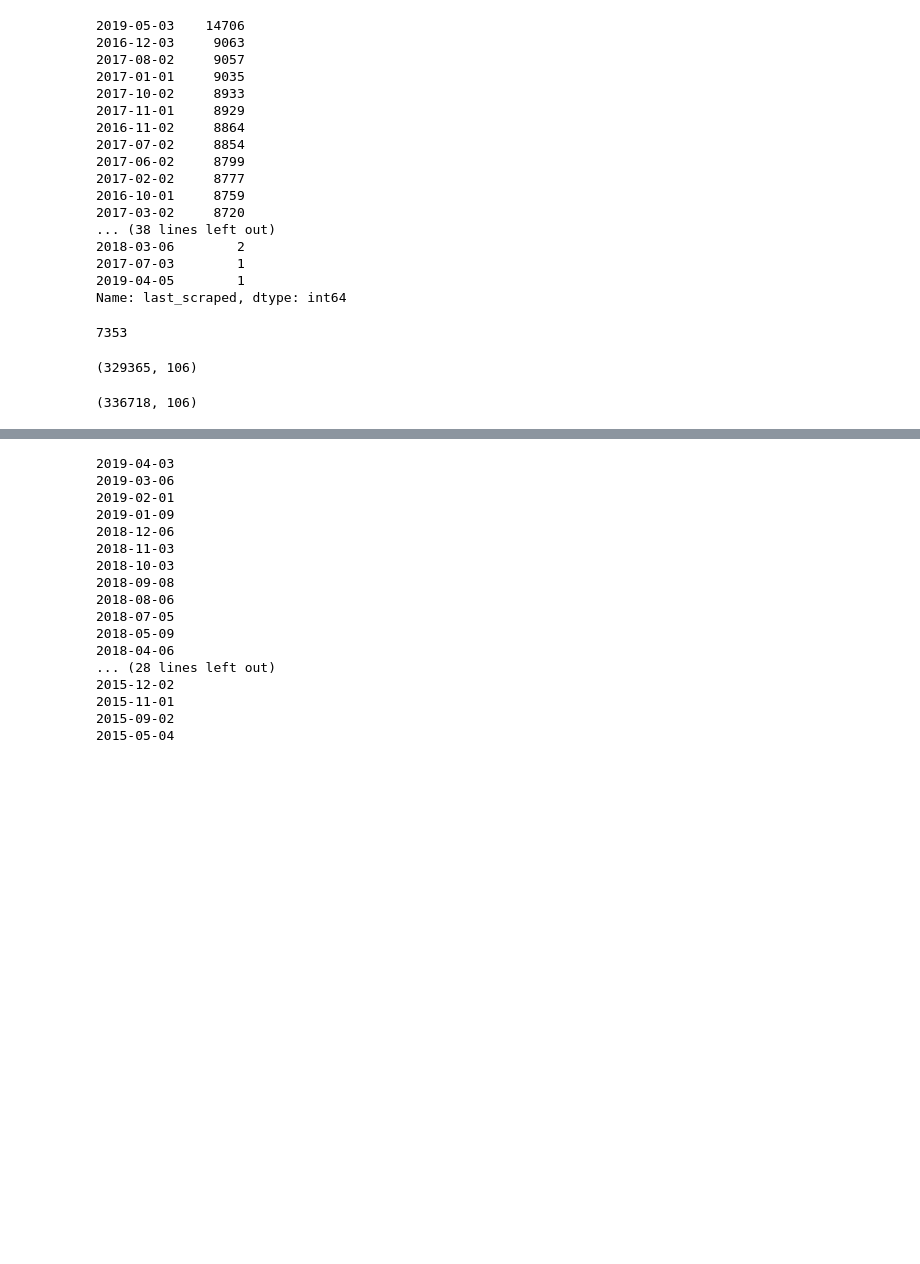
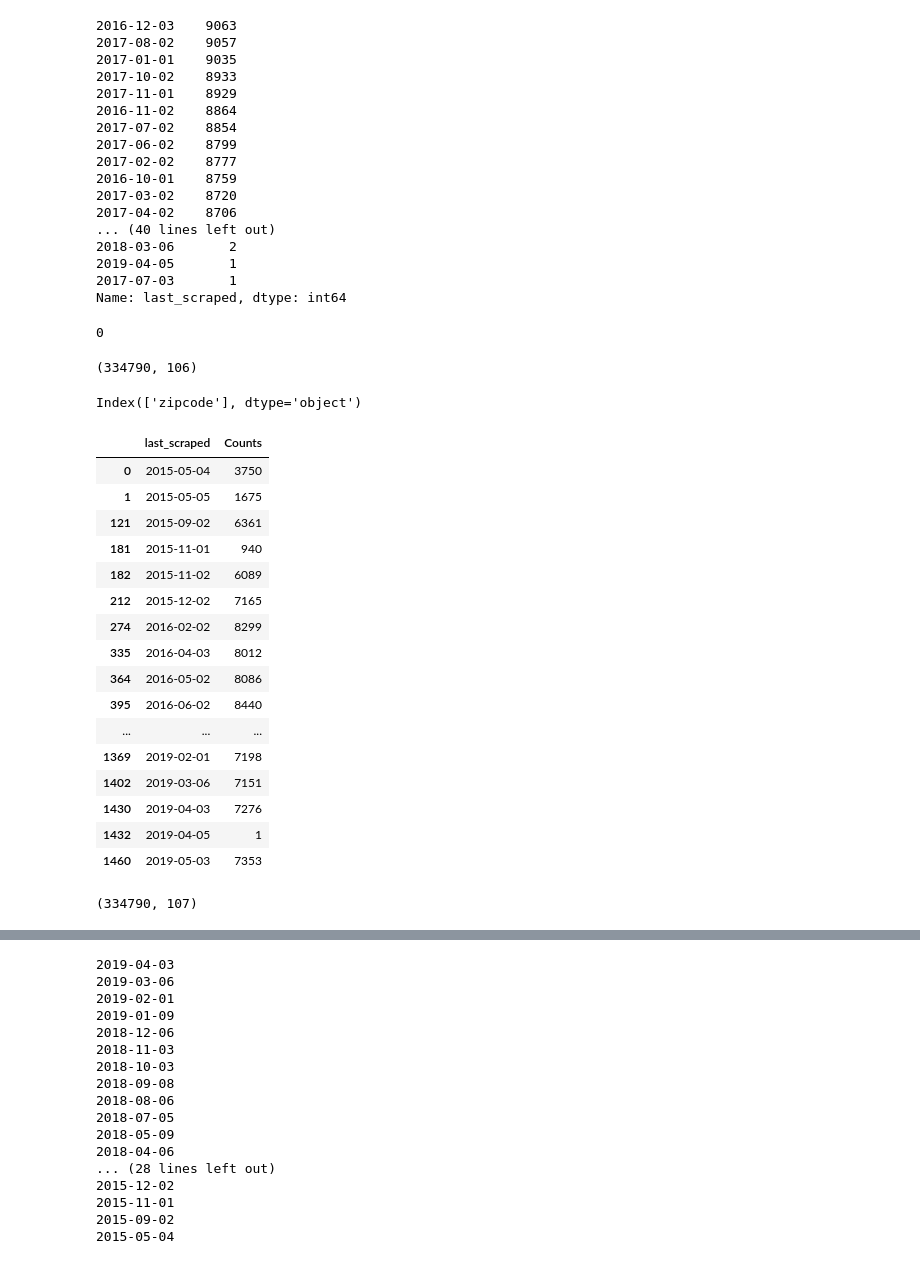
Before and after one commit to karensheng/Airbnb_Regulation, a Jupyter notebook: Import Airbnb data.ipynb, the cells around one changed output, grey strips where cells are left out. Saved outputs shown, nothing was run; the diff lists cells and outputs as text; code cells hidden in the pictures; blank space fills up the shorter version.

```diff
--- a/Import Airbnb data.ipynb
+++ b/Import Airbnb data.ipynb
@@ -33,7 +38,7 @@ def gather_links(city,cat):
 def readin_gz(dt,cat):
     url = 'http://data.insideairbnb.com/united-states/ca/san-francisco/{}/data/{}.csv.gz'.format(str(dt),str(cat))
 
-    listings = pd.read_csv(url,compression='gzip',header=0, sep=',', quotechar='"')
+    listings = pd.read_csv(url,compression='gzip',header=0, sep=',', quotechar='"',dtype= {'zipcode':object})
     return listings
 # %%
 links_sf_listings = gather_links('san-francisco','listings.csv.gz')
@@ -58,8 +78,8 @@ len(idx),idx
 # %%
-listings = readin_gz(idx[0],'listings')
+
 
 for i, dt in enumerate(idx[1:]):
-    df = readin_gz(idx[i],'listings')
-    print(dt)
+    df = readin_gz(idx[i+1],'listings')
+    print(dt,df['last_scraped'].value_counts())
     listings = pd.concat([listings, df], ignore_index = True,axis = 0,sort=False)
 # %% [output]
@@ -83,22 +103,22 @@ for i, dt in enumerate(idx[1:]):
 # %%
 listings['last_scraped'].value_counts()
 # %% [output]
-2019-05-03    14706
-2016-12-03     9063
-2017-08-02     9057
-2017-01-01     9035
-2017-10-02     8933
-2017-11-01     8929
-2016-11-02     8864
-2017-07-02     8854
-2017-06-02     8799
-2017-02-02     8777
-2016-10-01     8759
-2017-03-02     8720
-... (38 lines left out)
-2018-03-06        2
-2017-07-03        1
-2019-04-05        1
+2016-12-03    9063
+2017-08-02    9057
+2017-01-01    9035
+2017-10-02    8933
+2017-11-01    8929
+2016-11-02    8864
+2017-07-02    8854
+2017-06-02    8799
+2017-02-02    8777
+2016-10-01    8759
+2017-03-02    8720
+2017-04-02    8706
+... (40 lines left out)
+2018-03-06       2
+2019-04-05       1
+2017-07-03       1
 Name: last_scraped, dtype: int64
 # %%
 ls_cols = listings.columns
@@ -109,14 +129,41 @@ listings['is_duplicated'].sum()
 listings_u = listings[listings['is_duplicated'] == False].drop(['is_duplicated'],axis=1)
 listings_u.shape
 # %% [output]
-7353
+0
-(329365, 106)
+(334790, 106)
+# %%
+ls_cols[43:44]
+# %% [output]
+Index(['zipcode'], dtype='object')
+# %%
+listings_u = listings_u.set_index(pd.DatetimeIndex(listings_u['last_scraped']))
+
+d_ls = listings_u.resample('D').size().reset_index(name='Counts')
+d_ls[d_ls['Counts']>0]
+# %% [output]
+|  | last_scraped | Counts |
+| 0 | 2015-05-04 | 3750 |
+| 1 | 2015-05-05 | 1675 |
+| 121 | 2015-09-02 | 6361 |
+| 181 | 2015-11-01 | 940 |
+| 182 | 2015-11-02 | 6089 |
+| 212 | 2015-12-02 | 7165 |
+| 274 | 2016-02-02 | 8299 |
+| 335 | 2016-04-03 | 8012 |
+| 364 | 2016-05-02 | 8086 |
+| 395 | 2016-06-02 | 8440 |
+| ... | ... | ... |
+| 1369 | 2019-02-01 | 7198 |
+| 1402 | 2019-03-06 | 7151 |
+| 1430 | 2019-04-03 | 7276 |
+| 1432 | 2019-04-05 | 1 |
+| 1460 | 2019-05-03 | 7353 |
 # %%
 pickle.dump(listings_u, open('all_SF_listings.p','wb'))
 # %%
 listings.shape
 # %% [output]
-(336718, 106)
+(334790, 107)
 # %%
 links_sf_reviews = gather_links('san-francisco','reviews.csv.gz')
 links_sf_reviews['dt'] = [x.split('/')[6] for x in links_sf_reviews['link']]
```
Also changed, not shown: parts of 20 cells of this notebook.
